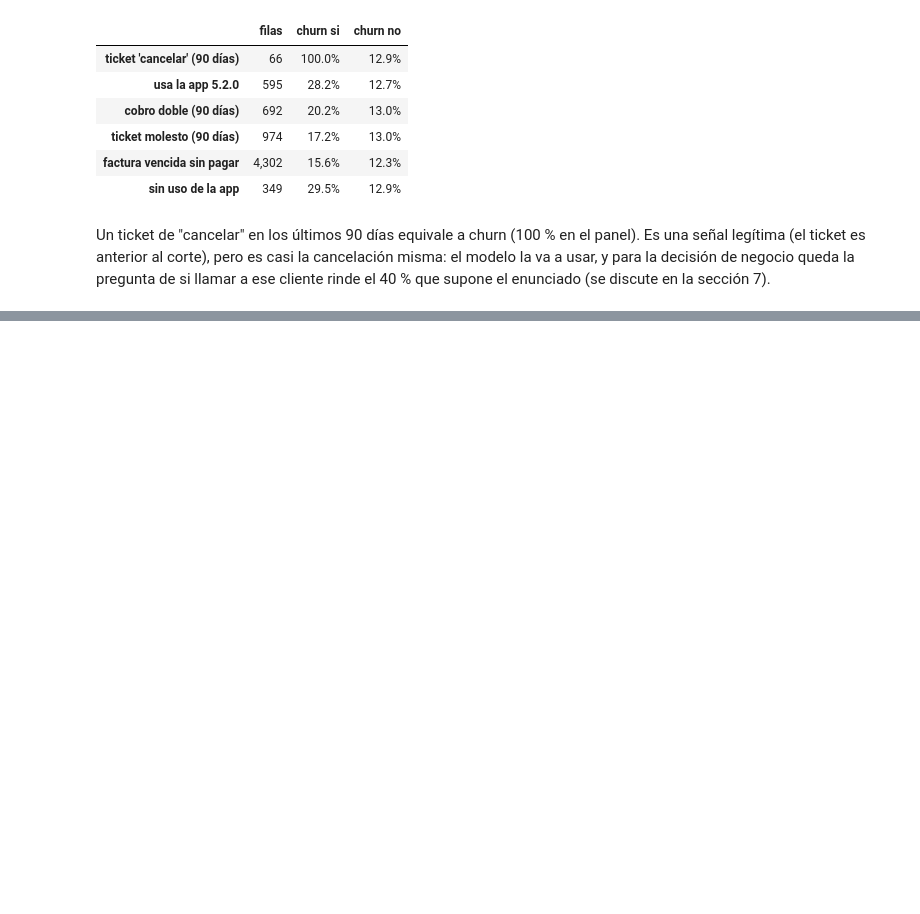
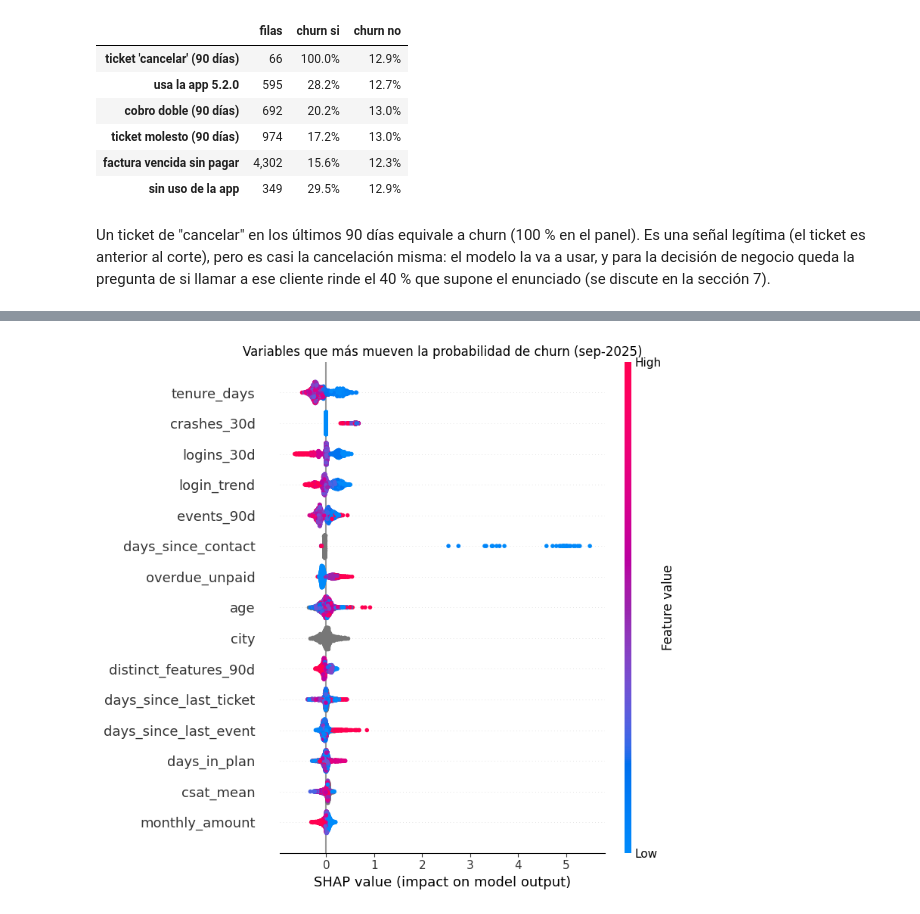
Before and after one commit to unfresh25/conecta-churn, a Jupyter notebook: solucion.ipynb, the cells around one changed output, grey strips where cells are left out. Saved outputs shown, nothing was run; the diff lists cells and outputs as text; code cells hidden in the pictures; blank space fills up the shorter version.

```diff
--- a/solucion.ipynb
+++ b/solucion.ipynb
@@ -370,0 +394,25 @@ rinde el 40 % que supone el enunciado (se discute en la sección 7).
+# %%
+import shutil
+import mlflow
+from conecta.labels import build_labels, monthly_cutoffs
+from conecta.validation import temporal_folds
+from conecta.models import (BASE_FEATURES, EXPERIMENT, TRACKING_URI, UNSTRUCTURED_FEATURES, evaluate_run,
+                            feature_columns, fit_model, log_run)
+
+# Panel largo para la corrida 4 (mismas reglas, cortes desde mar-2023)
+labels_2023 = build_labels(data.subscriptions, monthly_cutoffs("2023-03-31", "2025-09-30"))
+panel_2023 = build_panel(data, classification, labels_2023)
+
+EVAL_CUTOFFS = [pd.Timestamp(c) for c in ["2025-07-31", "2025-08-31", "2025-09-30"]]
+folds = temporal_folds(sorted(panel["cutoff"].unique()), EVAL_CUTOFFS)
+folds_2023 = temporal_folds(sorted(panel_2023["cutoff"].unique()), EVAL_CUTOFFS)
+for train, ev in folds:
+    print(f"evalúa {ev:%Y-%m-%d} | entrena con {train[0]:%Y-%m} … {train[-1]:%Y-%m} ({len(train)} cortes)")
+
+ALL = feature_columns(panel)
+RUNS = {
+    "base": (panel, folds, "base", BASE_FEATURES),
+    "gbm_full": (panel, folds, "gbm", ALL),
+    "gbm_no_unstructured": (panel, folds, "gbm", feature_columns(panel, UNSTRUCTURED_FEATURES)),
+    "gbm_history_2023": (panel_2023, folds_2023, "gbm", ALL),
+}
@@ -370,0 +567,14 @@ rinde el 40 % que supone el enunciado (se discute en la sección 7).
+# %%
+import shap
+warnings.filterwarnings("ignore", category=UserWarning, module="shap")
+
+# Importancia global con SHAP: modelo elegido del último fold (entrenado hasta jun-2025) explicando el corte de septiembre
+train_last, ev_last = folds_2023[-1]
+m_last = fit_model(panel_2023, train_last, "gbm", ALL).model
+X_ev = m_last["cat"].transform(panel_2023.loc[panel_2023["cutoff"] == ev_last, ALL])
+shap_values = shap.TreeExplainer(m_last["clf"]).shap_values(X_ev)
+shap.summary_plot(shap_values, X_ev, max_display=15, show=False)
+plt.title("Variables que más mueven la probabilidad de churn (sep-2025)")
+plt.tight_layout()
+# %% [output]
+[figure, added]
```
Also changed, not shown: parts of 12 cells of this notebook, 2 other files.
